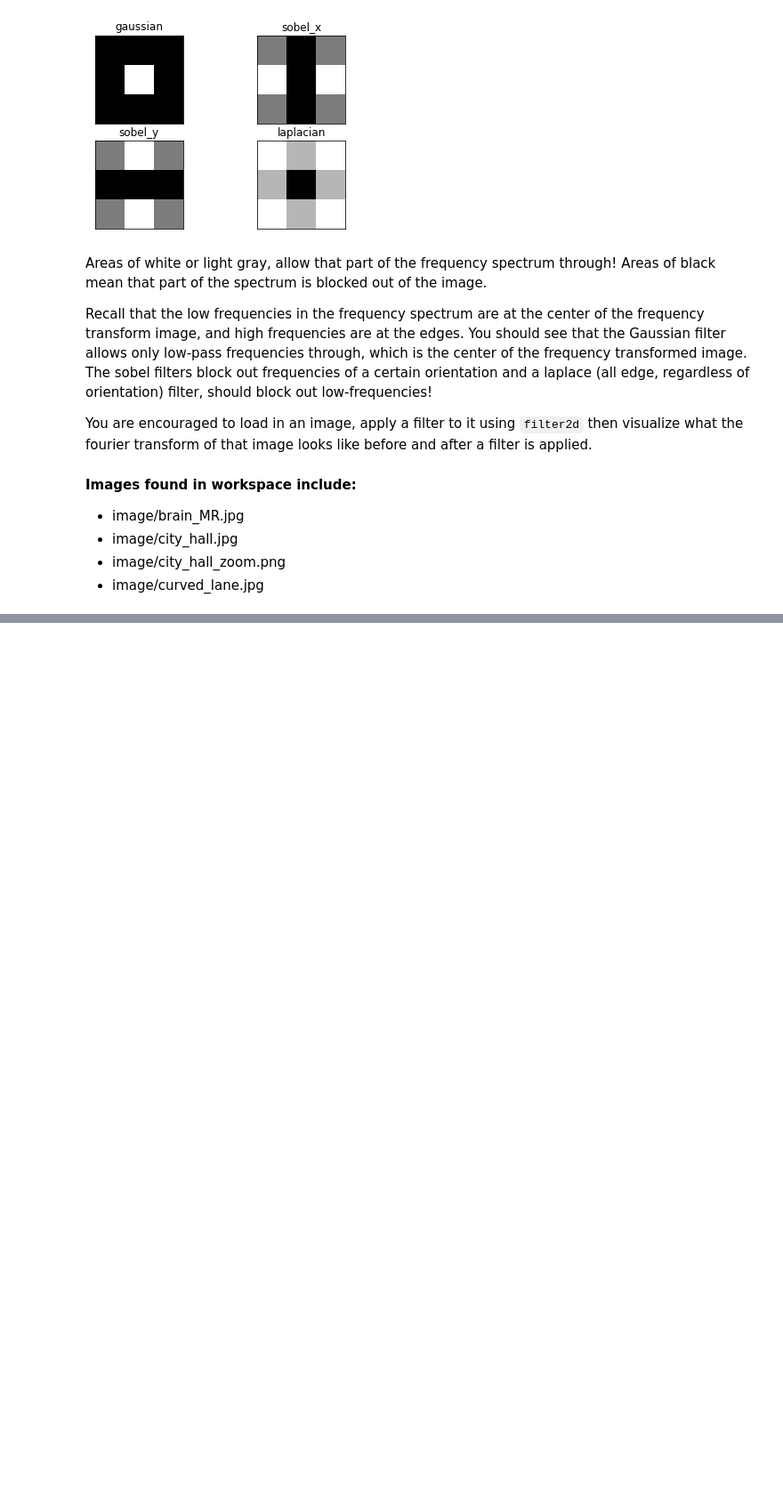
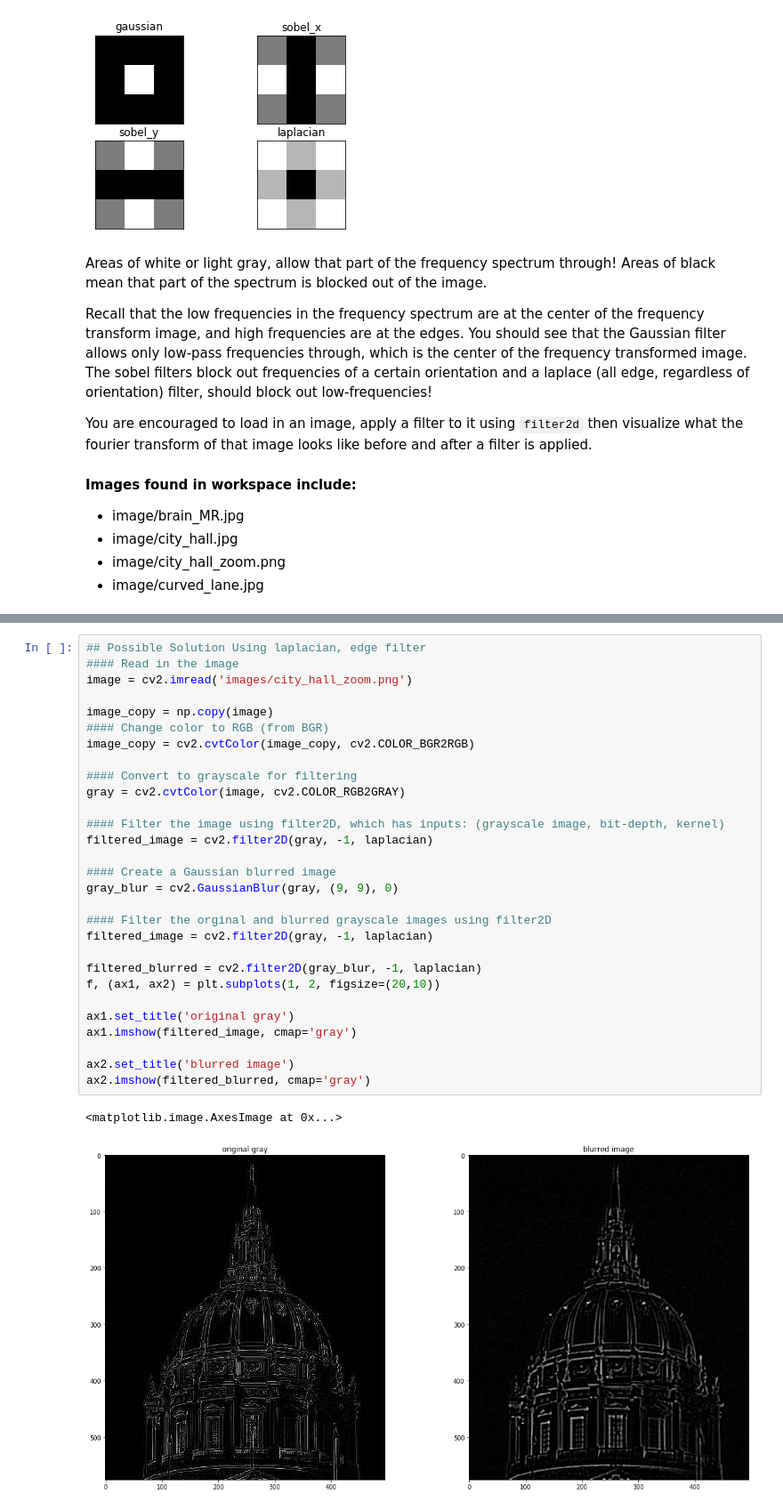
Before and after one commit to IslamFadl/computer_vision_nd, a Jupyter notebook: notebooks/computer vision/Fourier Transform of Filters.ipynb, the cells around one changed output, grey strips where cells are left out. Shown at 89% size. Saved outputs shown, nothing was run; the diff lists cells and outputs as text; blank space fills up the shorter version.

```diff
--- a/notebooks/computer vision/Fourier Transform of Filters.ipynb
+++ b/notebooks/computer vision/Fourier Transform of Filters.ipynb
@@ -97,0 +131,32 @@ ax2.imshow(filtered_blurred, cmap='gray')
+# %%
+## Possible Solution Using laplacian, edge filter
+#### Read in the image
+image = cv2.imread('images/city_hall_zoom.png')
+
+image_copy = np.copy(image)
+#### Change color to RGB (from BGR)
+image_copy = cv2.cvtColor(image_copy, cv2.COLOR_BGR2RGB)
+
+#### Convert to grayscale for filtering
+gray = cv2.cvtColor(image, cv2.COLOR_RGB2GRAY)
+
+#### Filter the image using filter2D, which has inputs: (grayscale image, bit-depth, kernel)
+filtered_image = cv2.filter2D(gray, -1, laplacian)
+
+#### Create a Gaussian blurred image
+gray_blur = cv2.GaussianBlur(gray, (9, 9), 0)
+
+#### Filter the orginal and blurred grayscale images using filter2D
+filtered_image = cv2.filter2D(gray, -1, laplacian)
+
+filtered_blurred = cv2.filter2D(gray_blur, -1, laplacian)
+f, (ax1, ax2) = plt.subplots(1, 2, figsize=(20,10))
+
+ax1.set_title('original gray')
+ax1.imshow(filtered_image, cmap='gray')
+
+ax2.set_title('blurred image')
+ax2.imshow(filtered_blurred, cmap='gray')
+# %% [output]
+<matplotlib.image.AxesImage at 0x...>
+[figure, added]
```
Also changed, not shown: parts of 5 cells of this notebook.
